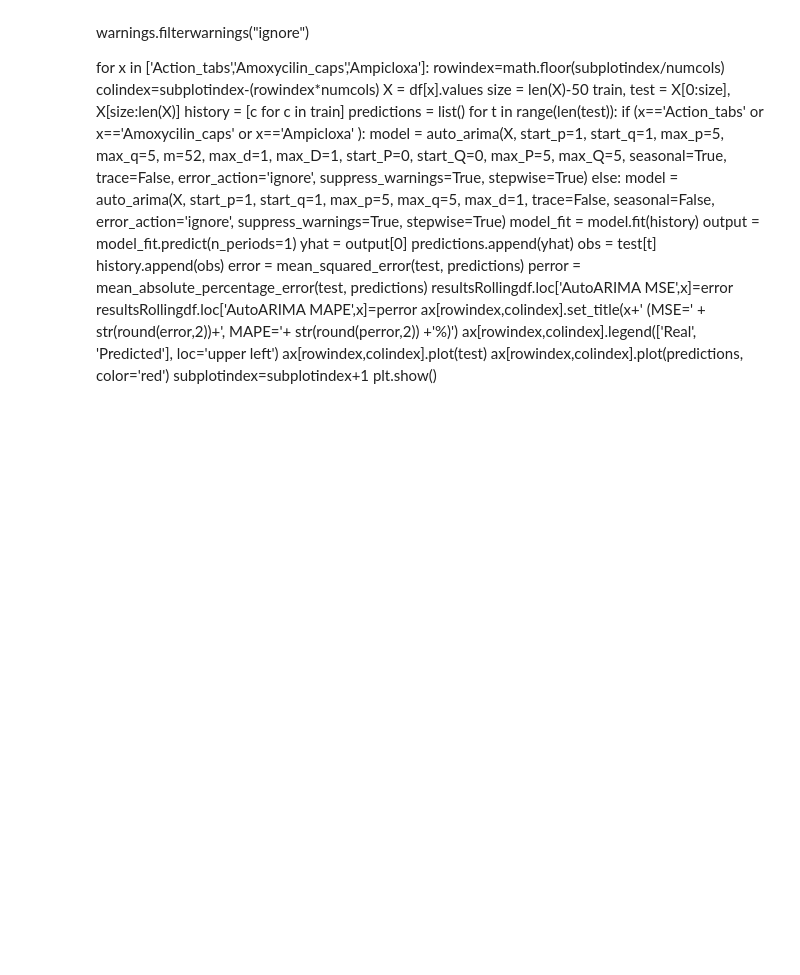
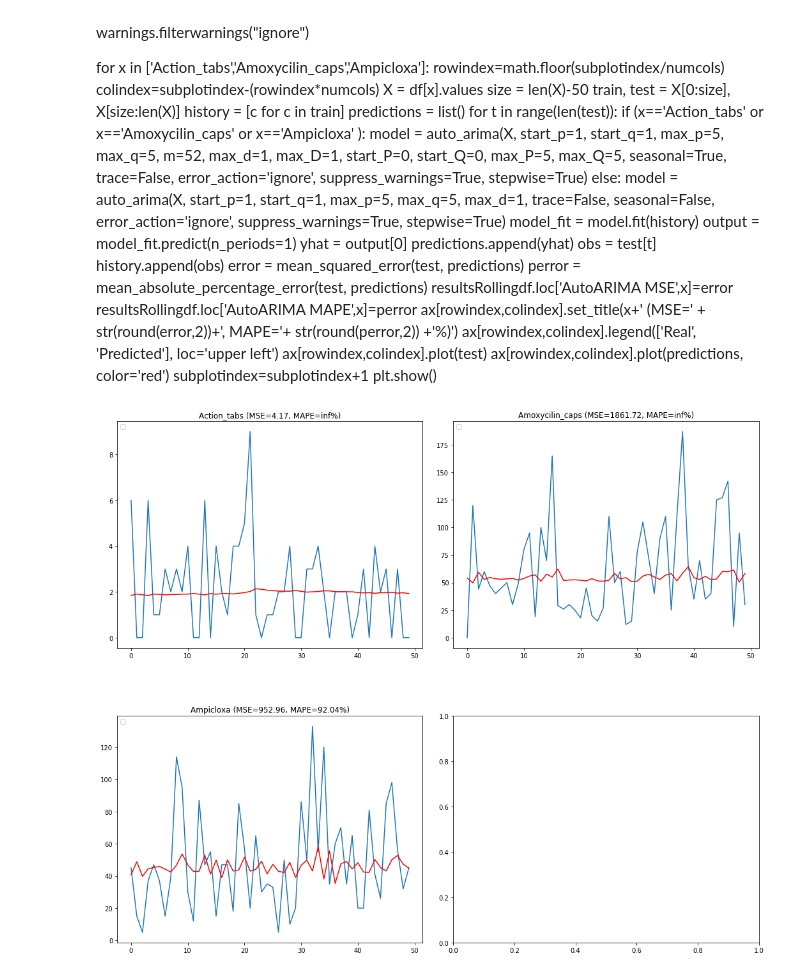
Before and after one commit to KakoozaJerry/Excel, a Jupyter notebook: Untitled8.ipynb, the cells around one changed output. Drawn from its saved outputs; the diff is of its cells as text; code cells hidden in the pictures; blank space fills up the shorter version.

```diff
--- a/Untitled8.ipynb
+++ b/Untitled8.ipynb
@@ -516,3 +523,59 @@ for x in ['Action_tabs','Amoxycilin_caps','Ampicloxa']:
     ax[rowindex,colindex].plot(predictions, color='red')
     subplotindex=subplotindex+1
 plt.show()
+# %%
+df=pd.read_excel(os.path.join("Excel","real_sales.xlsx"))
+
+from pyramid.arima import auto_arima
+
+
+subplotindex=0
+numrows=2
+numcols=2
+fig, ax = plt.subplots(numrows, numcols, figsize=(18,15))
+plt.subplots_adjust(wspace=0.1, hspace=0.3)
+
+warnings.filterwarnings("ignore")
+
+for x in ['Action_tabs','Amoxycilin_caps','Ampicloxa']:
+    rowindex=math.floor(subplotindex/numcols)
+    colindex=subplotindex-(rowindex*numcols)
+    X = df[x].values
+    size = len(X)-50
+    train, test = X[0:size], X[size:len(X)]
+    history = [c for c in train]
+    predictions = list()
+    for t in range(len(test)):
+        if (x=='Action_tabs' or x=='Amoxycilin_caps' or x=='Ampicloxa' ):
+            model = auto_arima(X, start_p=1, start_q=1,
+                           max_p=5, max_q=5, m=52, max_d=1, max_D=1,
+                           start_P=0, start_Q=0, max_P=5, max_Q=5, seasonal=True,
+                           trace=False,
+                           error_action='ignore',
+                           suppress_warnings=True,
+                           stepwise=True)
+        else:
+            model = auto_arima(X, start_p=1, start_q=1,
+                           max_p=5, max_q=5, max_d=1,
+                           trace=False, seasonal=False,
+                           error_action='ignore',
+                           suppress_warnings=True,
+                           stepwise=True)
+        model_fit = model.fit(history)
+        output = model_fit.predict(n_periods=1)
+        yhat = output[0]
+        predictions.append(yhat)
+        obs = test[t]
+        history.append(obs)
+    error = mean_squared_error(test, predictions)
+    perror = mean_absolute_percentage_error(test, predictions)
+    resultsRollingdf.loc['AutoARIMA MSE',x]=error
+    resultsRollingdf.loc['AutoARIMA MAPE',x]=perror
+    ax[rowindex,colindex].set_title(x+' (MSE=' + str(round(error,2))+', MAPE='+ str(round(perror,2)) +'%)')
+    ax[rowindex,colindex].legend(['Real', 'Predicted'], loc='upper left')
+    ax[rowindex,colindex].plot(test)
+    ax[rowindex,colindex].plot(predictions, color='red')
+    subplotindex=subplotindex+1
+plt.show()
+# %% [output]
+[figure, added]
```
Also changed, not shown: parts of 6 cells of this notebook.
